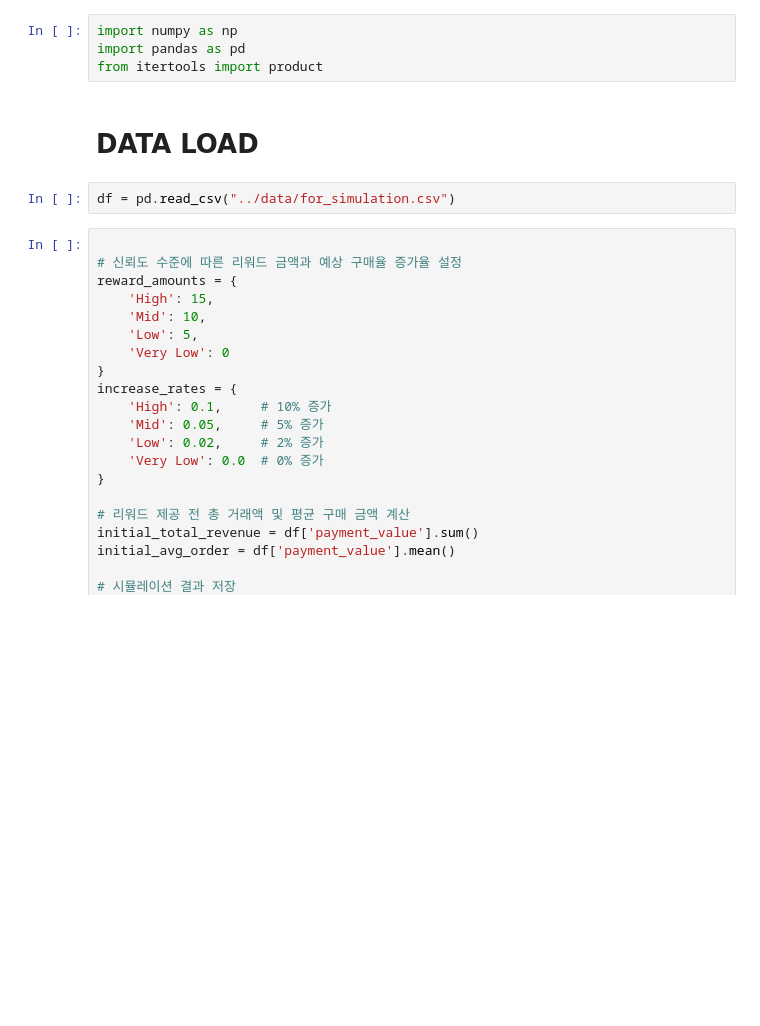
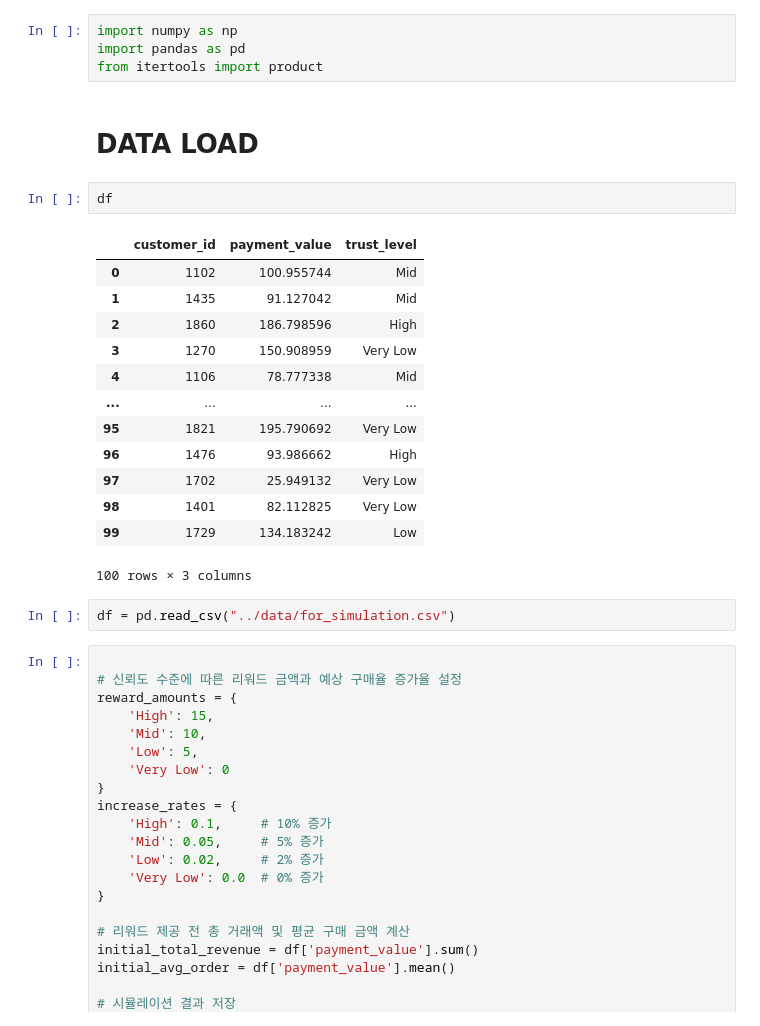
Before and after one commit to dothegee/ecommerce_project, a Jupyter notebook: code/simulation.ipynb, the cells around one changed output. Saved outputs shown, nothing was run; the diff lists cells and outputs as text; blank space fills up the shorter version.

```diff
--- a/code/simulation.ipynb
+++ b/code/simulation.ipynb
@@ -6,6 +6,22 @@ import pandas as pd
 from itertools import product
 # %% [markdown]
 # DATA LOAD
+# %%
+df
+# %% [output]
+|  | customer_id | payment_value | trust_level |
+| 0 | 1102 | 100.955744 | Mid |
+| 1 | 1435 | 91.127042 | Mid |
+| 2 | 1860 | 186.798596 | High |
+| 3 | 1270 | 150.908959 | Very Low |
+| 4 | 1106 | 78.777338 | Mid |
+| ... | ... | ... | ... |
+| 95 | 1821 | 195.790692 | Very Low |
+| 96 | 1476 | 93.986662 | High |
+| 97 | 1702 | 25.949132 | Very Low |
+| 98 | 1401 | 82.112825 | Very Low |
+| 99 | 1729 | 134.183242 | Low |
+100 rows × 3 columns
 # %%
 df = pd.read_csv("../data/for_simulation.csv")
 # %%
```
Also changed, not shown: parts of 4 cells of this notebook.
